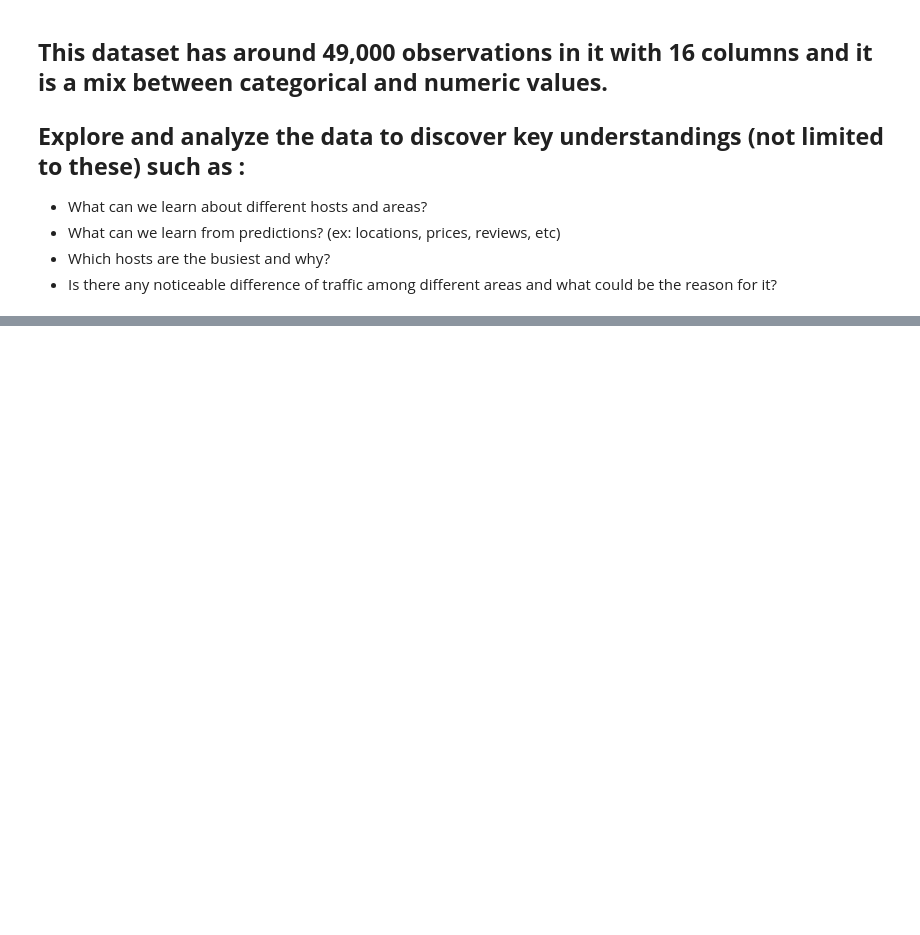
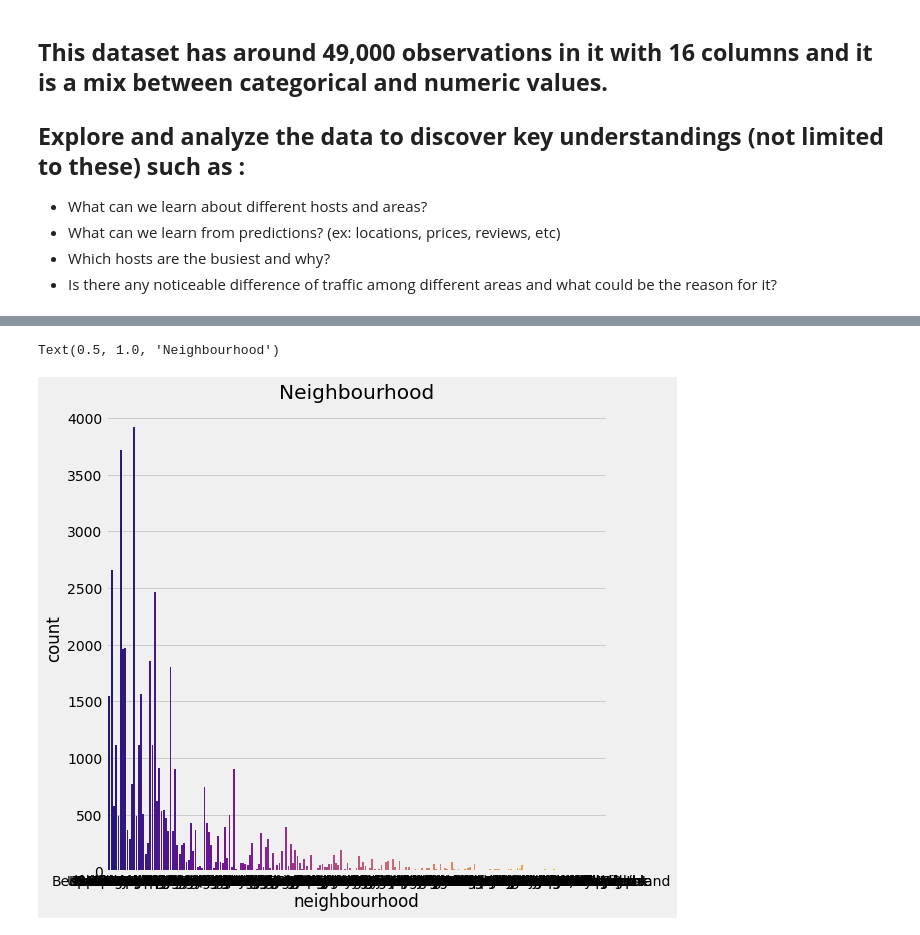
Before and after one commit to 88270gagan/AirBnb-Booking-Analysis, a Jupyter notebook: Airbnb_Bookings_Analysis_Capstone_Project.ipynb, the cells around one changed output, grey strips where cells are left out. Cells and saved outputs as stored; diff of their text form; code cells hidden in the pictures; blank space fills up the shorter version.

```diff
--- a/Airbnb_Bookings_Analysis_Capstone_Project.ipynb
+++ b/Airbnb_Bookings_Analysis_Capstone_Project.ipynb
@@ -12,0 +206,9 @@
+# %%
+#Plotting neighbourhood
+sns.countplot(df['neighbourhood'], palette="plasma")
+fig = plt.gcf()
+fig.set_size_inches(8,8)
+plt.title('Neighbourhood')
+# %% [output]
+Text(0.5, 1.0, 'Neighbourhood')
+[figure, added]
```
Also changed, not shown: parts of 29 cells of this notebook.
